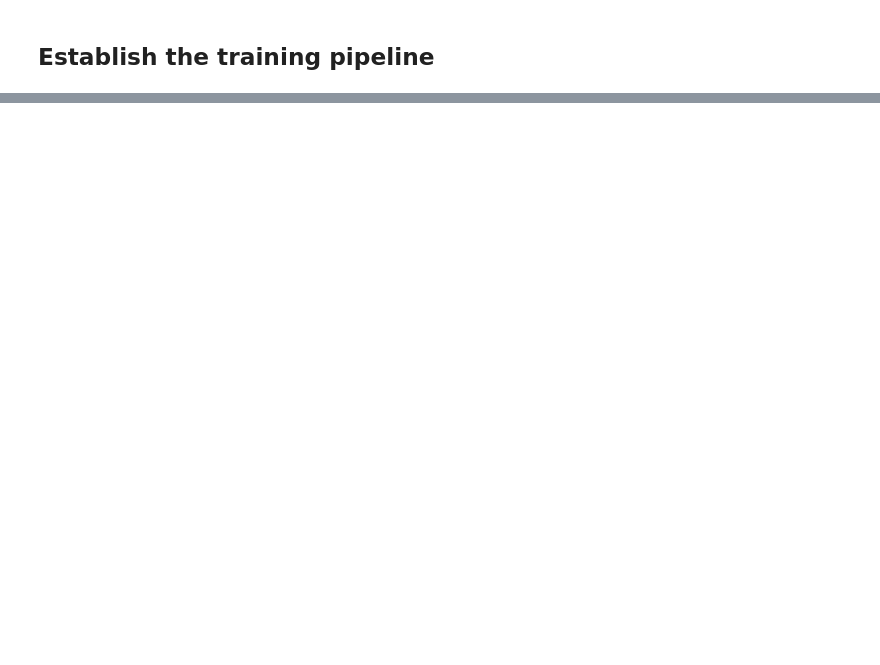
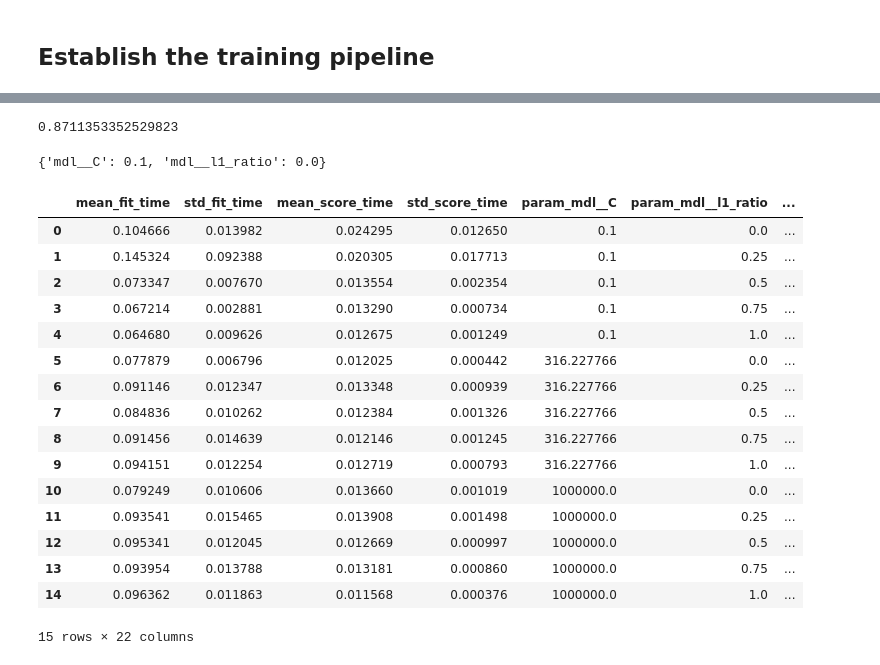
Before and after one commit to MorleyB/assign03-50-bankston, a Jupyter notebook: churn_prediction.ipynb, the cells around one changed output, grey strips where cells are left out. Drawn from its saved outputs; the diff is of its cells as text; code cells hidden in the pictures; blank space fills up the shorter version.

Commit message:
adds spitting, training and cross validation to workbook

```diff
--- a/churn_prediction.ipynb
+++ b/churn_prediction.ipynb
@@ -46,0 +127,13 @@ memory usage: 402.1+ KB
+# %%
+#establish preprocessing pipeline by columns
+preproc = ColumnTransformer([('cat_pipe', cat_pipeline, make_column_selector(dtype_include=object)),
+                             ('num_pipe', num_pipeline, make_column_selector(dtype_include=np.number))],
+                             remainder='passthrough')
+# %%
+#generate the whole modeling pipeline with preprocessing
+pipe = Pipeline(steps=[('preproc', preproc),
+                       ('mdl', LogisticRegression(penalty='elasticnet', solver='saga', tol=0.01))])
+
+#visualization for steps
+with config_context(display='diagram'):
+    display(pipe)
@@ -48,0 +160,4 @@ memory usage: 402.1+ KB
+# %%
+tuning_grid = {'mdl__l1_ratio' : np.linspace(0,1,5),
+               'mdl__C': np.logspace(-1, 6, 3) }
+grid_search = GridSearchCV(pipe, param_grid = tuning_grid, cv = 5, return_train_score=True)
@@ -48,0 +169,2 @@ memory usage: 402.1+ KB
+# %%
+grid_search.fit(X_train, y_train)
@@ -48,0 +189,26 @@ memory usage: 402.1+ KB
+# %%
+print(grid_search.best_score_)
+grid_search.best_params_
+# %% [output]
+0.8711353352529823
+{'mdl__C': 0.1, 'mdl__l1_ratio': 0.0}
+# %%
+pd.DataFrame(grid_search.cv_results_)
+# %% [output]
+|  | mean_fit_time | std_fit_time | mean_score_time | std_score_time | param_mdl__C | param_mdl__l1_ratio | ... |
+| 0 | 0.104666 | 0.013982 | 0.024295 | 0.012650 | 0.1 | 0.0 | ... |
+| 1 | 0.145324 | 0.092388 | 0.020305 | 0.017713 | 0.1 | 0.25 | ... |
+| 2 | 0.073347 | 0.007670 | 0.013554 | 0.002354 | 0.1 | 0.5 | ... |
+| 3 | 0.067214 | 0.002881 | 0.013290 | 0.000734 | 0.1 | 0.75 | ... |
+| 4 | 0.064680 | 0.009626 | 0.012675 | 0.001249 | 0.1 | 1.0 | ... |
+| 5 | 0.077879 | 0.006796 | 0.012025 | 0.000442 | 316.227766 | 0.0 | ... |
+| 6 | 0.091146 | 0.012347 | 0.013348 | 0.000939 | 316.227766 | 0.25 | ... |
+| 7 | 0.084836 | 0.010262 | 0.012384 | 0.001326 | 316.227766 | 0.5 | ... |
+| 8 | 0.091456 | 0.014639 | 0.012146 | 0.001245 | 316.227766 | 0.75 | ... |
+| 9 | 0.094151 | 0.012254 | 0.012719 | 0.000793 | 316.227766 | 1.0 | ... |
+| 10 | 0.079249 | 0.010606 | 0.013660 | 0.001019 | 1000000.0 | 0.0 | ... |
+| 11 | 0.093541 | 0.015465 | 0.013908 | 0.001498 | 1000000.0 | 0.25 | ... |
+| 12 | 0.095341 | 0.012045 | 0.012669 | 0.000997 | 1000000.0 | 0.5 | ... |
+| 13 | 0.093954 | 0.013788 | 0.013181 | 0.000860 | 1000000.0 | 0.75 | ... |
+| 14 | 0.096362 | 0.011863 | 0.011568 | 0.000376 | 1000000.0 | 1.0 | ... |
+15 rows × 22 columns
```
Also changed, not shown: parts of 14 cells of this notebook.
